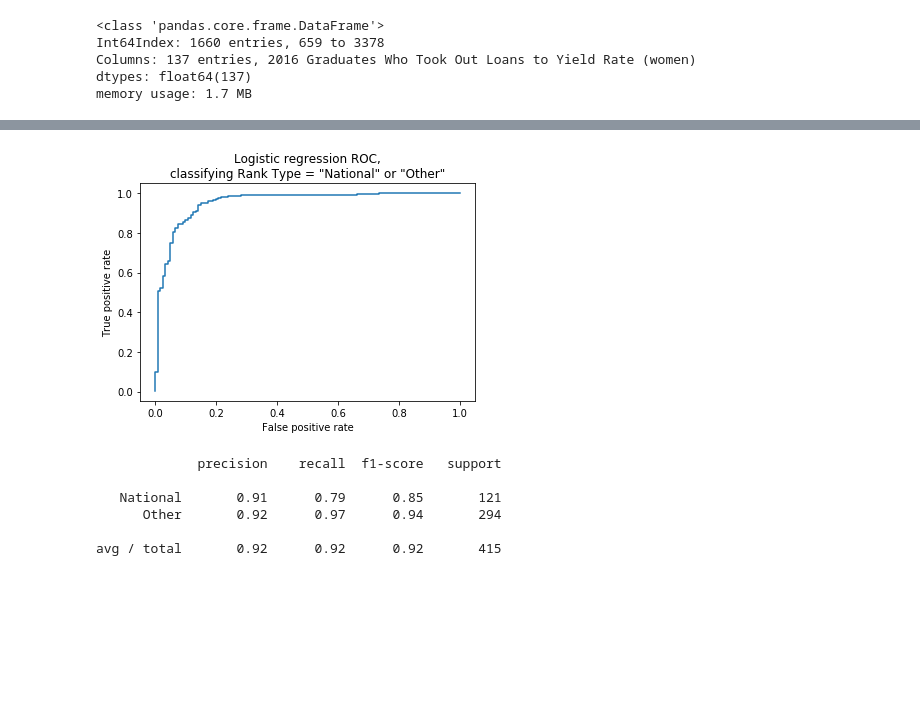
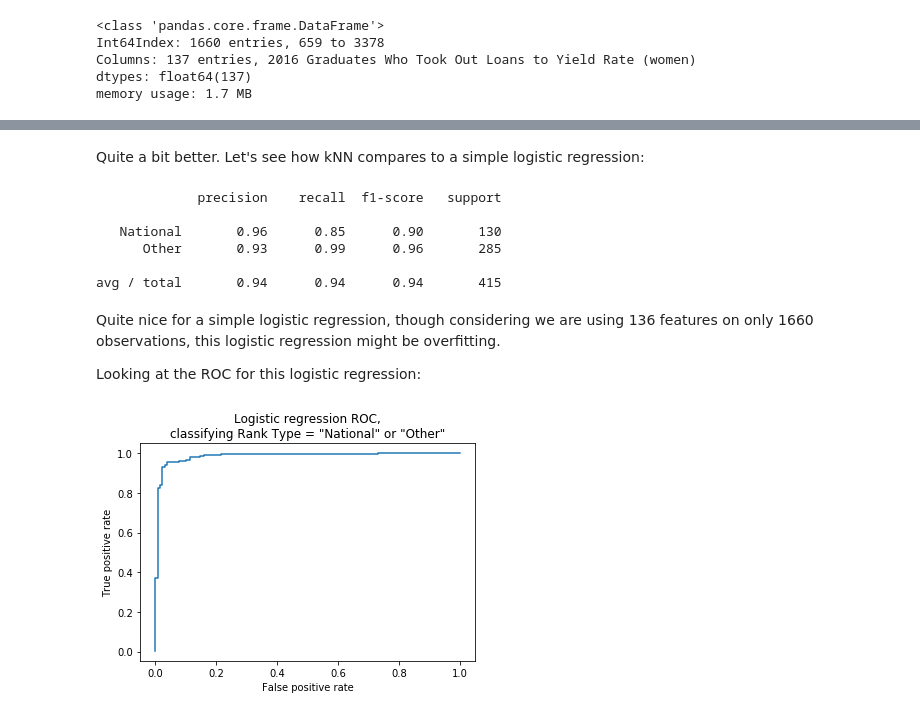
Before and after one commit to vertuli/college-yield-gap, a Jupyter notebook: Test.ipynb, the cells around one changed output, grey strips where cells are left out. Drawn from its saved outputs; the diff is of its cells as text; code cells hidden in the pictures; blank space fills up the shorter version.

```diff
--- a/Test.ipynb
+++ b/Test.ipynb
@@ -122,3 +159,5 @@ avg / total       0.83      0.83      0.83       415
+# %% [markdown]
+Quite a bit better. Let's see how kNN compares to a simple logistic regression:
 # %%
 y = y.replace('National', 0)
 y = y.replace('Other', 1)
@@ -126,22 +165,28 @@ X_train, X_test, y_train, y_test = train_test_split(X, y)
 logreg = LogisticRegression()
 logreg.fit(X_train, y_train)
 y_pred = logreg.predict(X_test)
+
+print(classification_report(y_test, y_pred, target_names=['National','Other']))
+# %% [output]
+             precision    recall  f1-score   support
+
+   National       0.96      0.85      0.90       130
+      Other       0.93      0.99      0.96       285
+
+avg / total       0.94      0.94      0.94       415
+# %% [markdown]
+Quite nice for a simple logistic regression, though considering we are using 136 features on only 1660 observations, this logistic regression might be overfitting.
+
+Looking at the ROC for this logistic regression:
 # %%
+y_pred_proba = logreg.predict_proba(X_test)
+fpr, tpr, thresh = roc_curve(y_test, y_pred_proba[:,1])
 
-
-plt.plot(x_plot, y_plot)
+plt.plot(fpr, tpr)
 plt.title('Logistic regression ROC,\n'
           'classifying Rank Type = "National" or "Other"')
 plt.xlabel('False positive rate')
 plt.ylabel('True positive rate')
 plt.show()
-
-print(classification_report(y_test, y_pred, target_names=['National','Other']))
 # %% [output]
-[figure, old version]
+[figure, new version]
-             precision    recall  f1-score   support
-
-   National       0.91      0.79      0.85       121
-      Other       0.92      0.97      0.94       294
-
-avg / total       0.92      0.92      0.92       415
```
Also changed, not shown: parts of 14 cells of this notebook.
